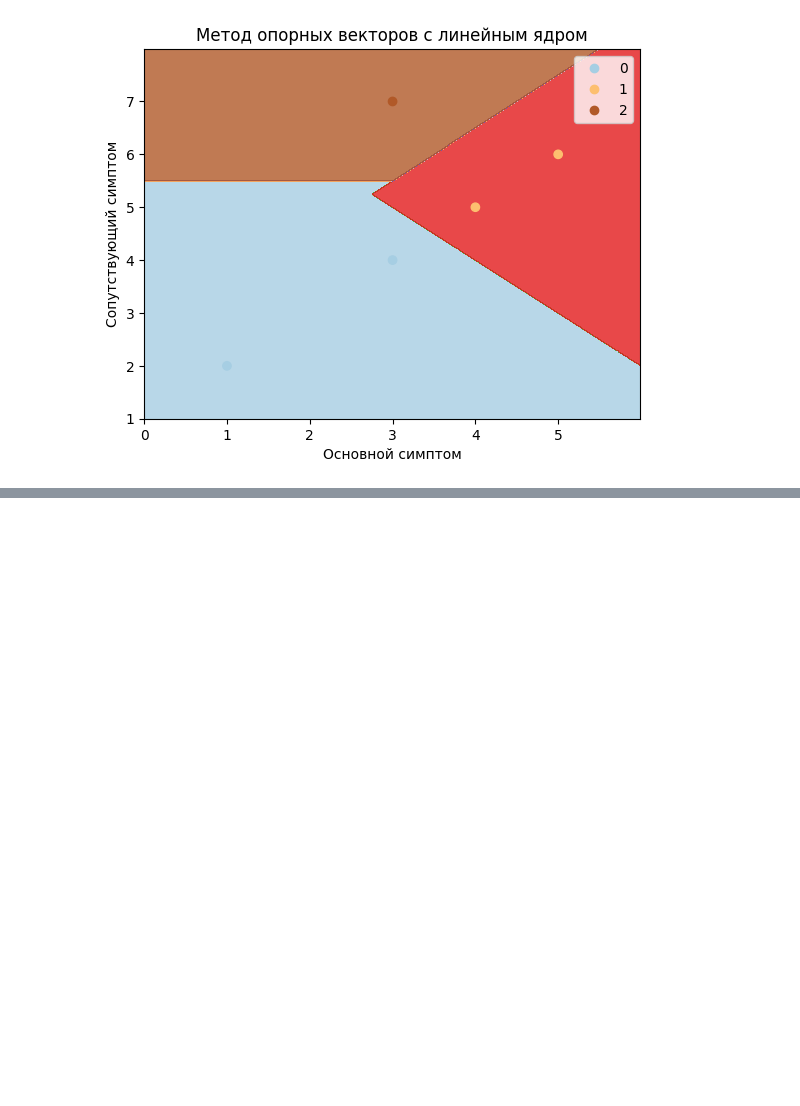
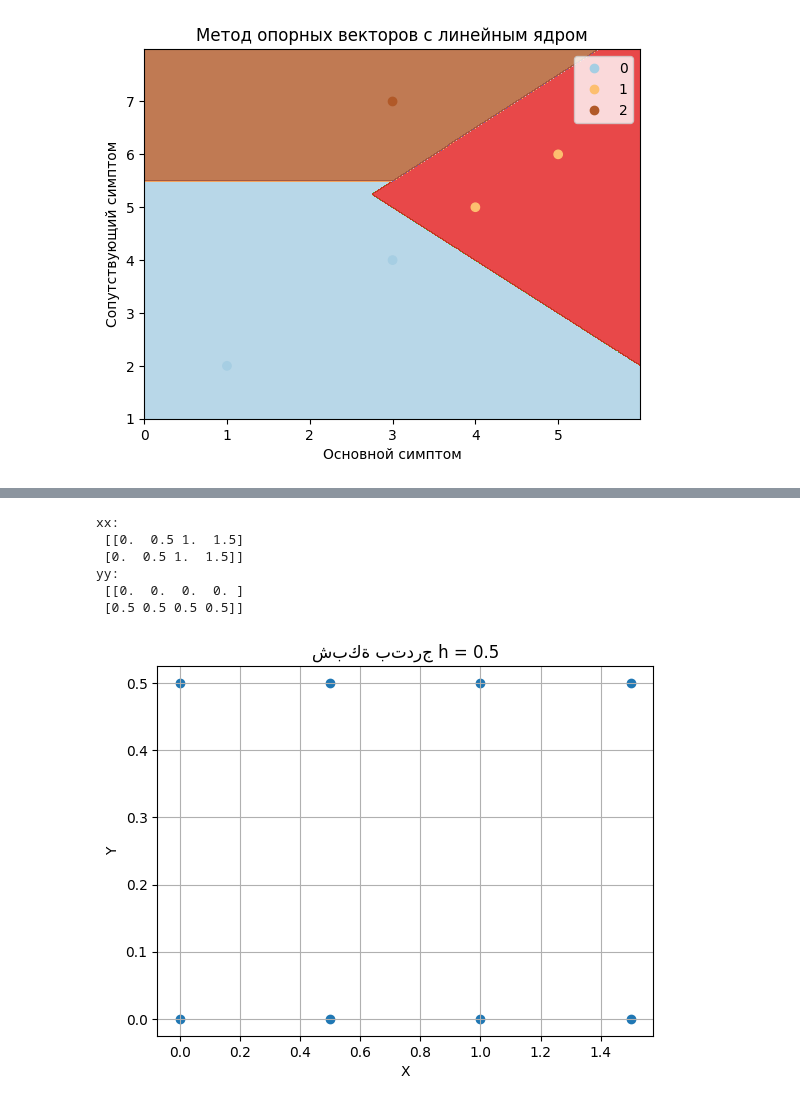
Before and after one commit to Fadilsa9/-2-TheFounder-Tsifrotech, a Jupyter notebook: 9_Practice_.ipynb, the cells around one changed output, grey strips where cells are left out. Drawn from its saved outputs; the diff is of its cells as text; code cells hidden in the pictures; blank space fills up the shorter version.

```diff
--- a/9_Practice_.ipynb
+++ b/9_Practice_.ipynb
@@ -251,0 +293,26 @@ plt.show()
+# %%
+x_min, x_max = 0, 2
+y_min, y_max = 0, 1
+h = 0.5
+# h = 0.05
+
+xx, yy = np.meshgrid(np.arange(x_min, x_max, h),
+                     np.arange(y_min, y_max, h))
+
+print("xx:\n", xx)
+print("yy:\n", yy)
+
+plt.scatter(xx, yy)
+plt.title("شبكة بتدرج h = 0.5")
+plt.xlabel("X")
+plt.ylabel("Y")
+plt.grid(True)
+plt.show()
+# %% [output]
+xx:
+ [[0.  0.5 1.  1.5]
+ [0.  0.5 1.  1.5]]
+yy:
+ [[0.  0.  0.  0. ]
+ [0.5 0.5 0.5 0.5]]
+[figure, added]
```
Also changed, not shown: parts of 7 cells of this notebook.
